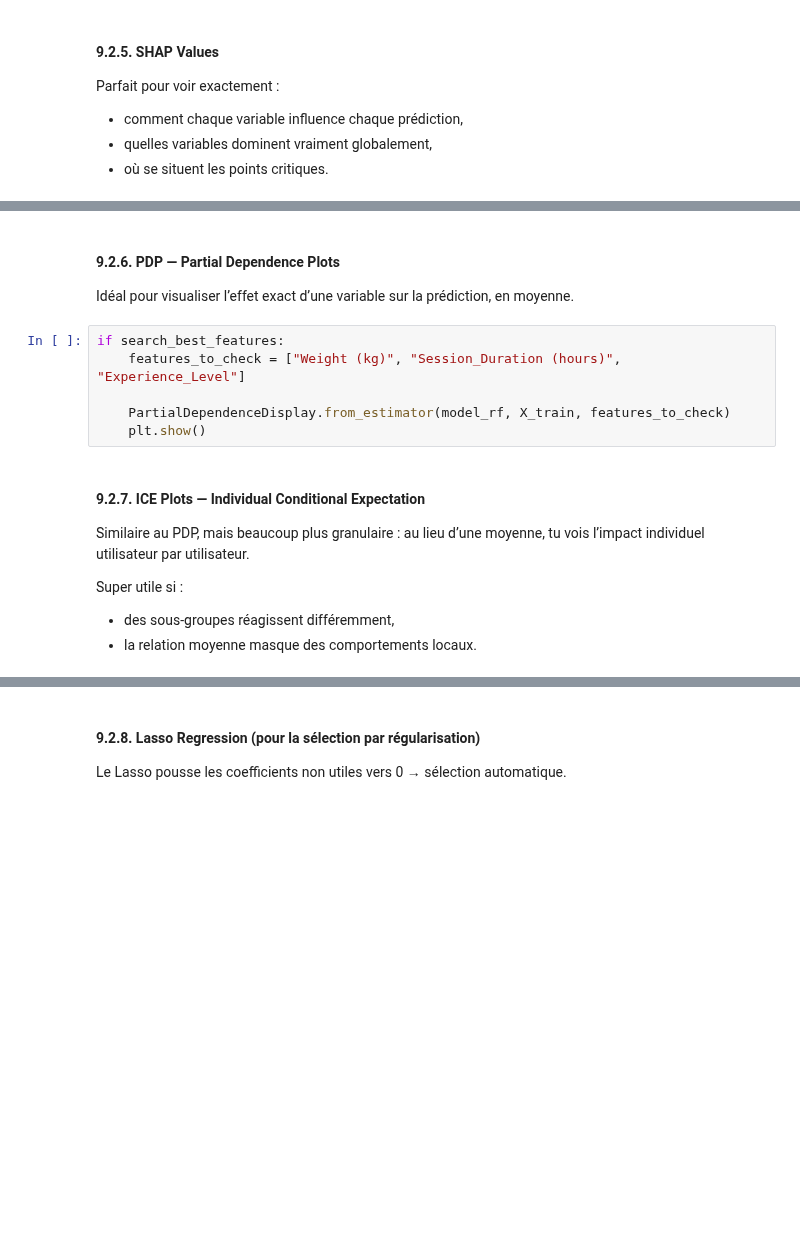
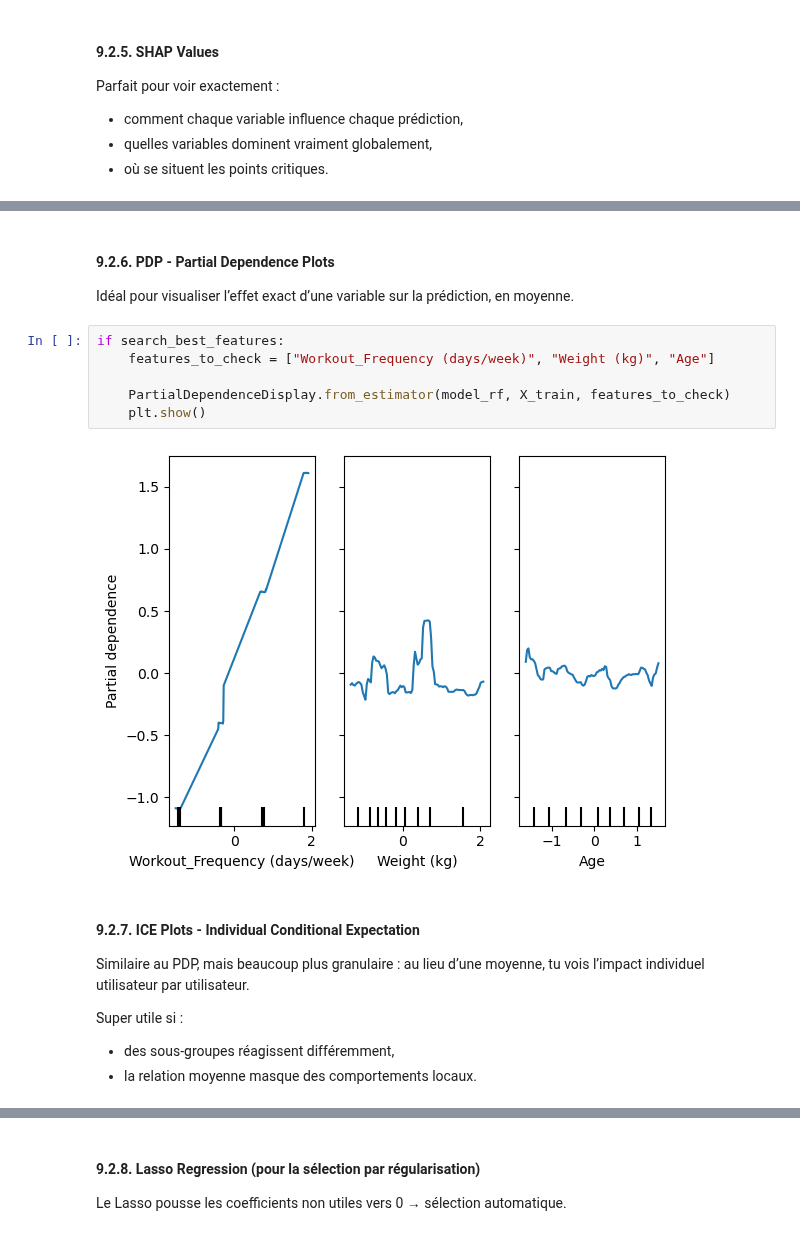
Before and after one commit to happy-developer/train.me, a Jupyter notebook: src/notebooks/preprocessing/life_style_data/preprocessing_life_style_data_v3.ipynb, the cells around one changed output, grey strips where cells are left out. Drawn from its saved outputs; the diff is of its cells as text; blank space fills up the shorter version.

```diff
--- a/src/notebooks/preprocessing/life_style_data/preprocessing_life_style_data_v3.ipynb
+++ b/src/notebooks/preprocessing/life_style_data/preprocessing_life_style_data_v3.ipynb
@@ -1071,15 +1072,17 @@ if search_best_features:
 # %% [markdown]
-#### 9.2.6. PDP — Partial Dependence Plots
+#### 9.2.6. PDP - Partial Dependence Plots
 
 Idéal pour visualiser l’effet exact d’une variable sur la prédiction, en moyenne.
 # %%
 if search_best_features:
-    features_to_check = ["Weight (kg)", "Session_Duration (hours)", "Experience_Level"]
+    features_to_check = ["Workout_Frequency (days/week)", "Weight (kg)", "Age"]
 
     PartialDependenceDisplay.from_estimator(model_rf, X_train, features_to_check)
     plt.show()
+# %% [output]
+[figure, added]
 # %% [markdown]
-#### 9.2.7. ICE Plots — Individual Conditional Expectation
+#### 9.2.7. ICE Plots - Individual Conditional Expectation
 
 Similaire au PDP, mais beaucoup plus granulaire :
 au lieu d’une moyenne, tu vois l’impact individuel utilisateur par utilisateur.
```
Also changed, not shown: parts of 41 cells of this notebook, 7 other files.
